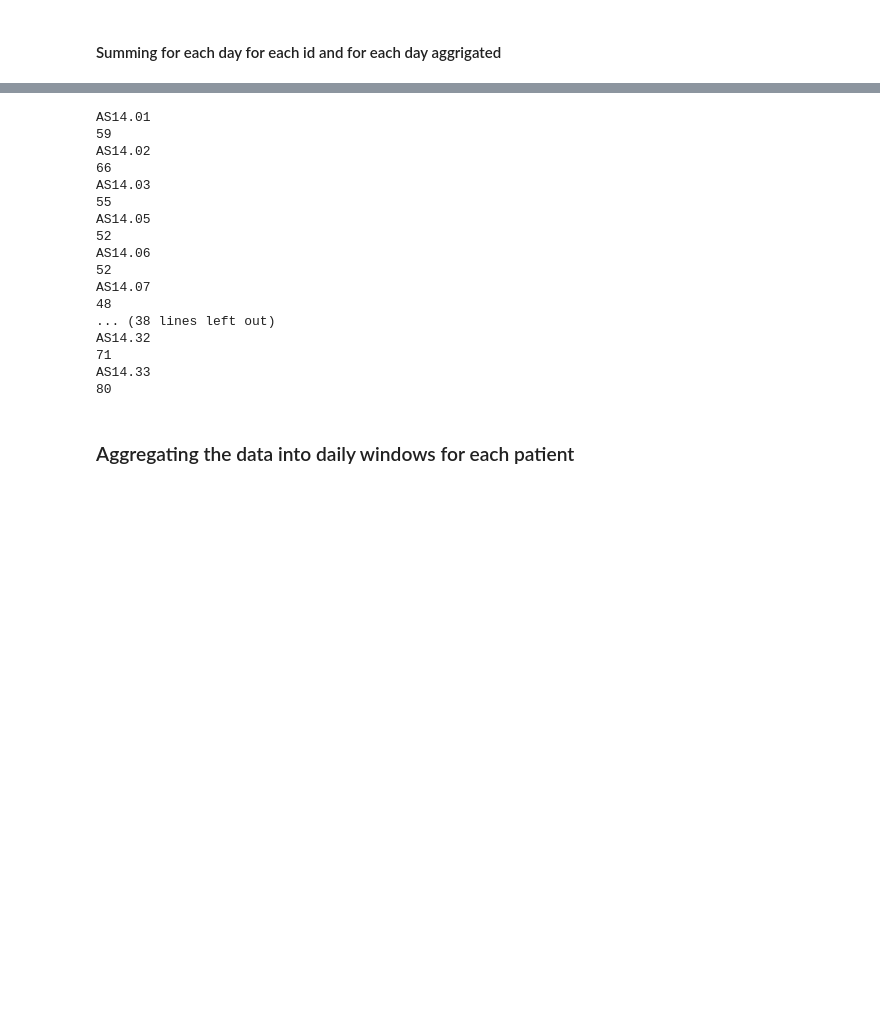
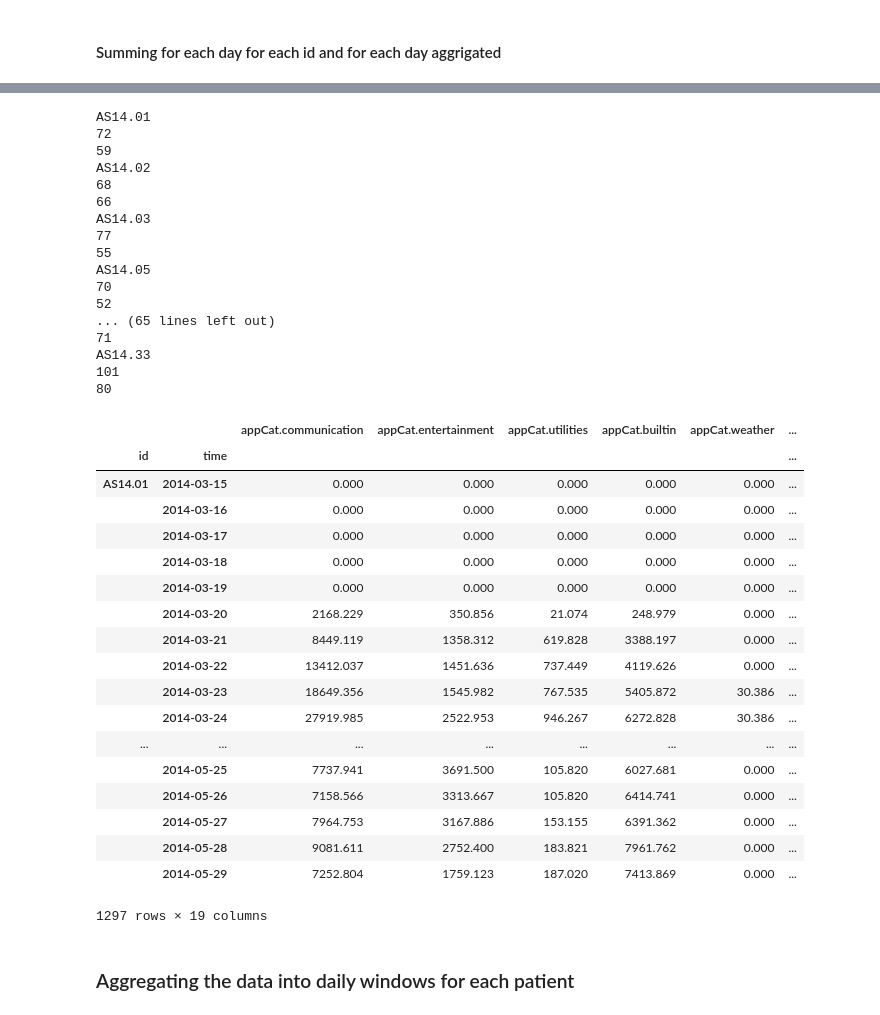
Before and after one commit to jelrae/dataMineAss1, a Jupyter notebook: DMT1_latest.ipynb, the cells around one changed output, grey strips where cells are left out. Drawn from its saved outputs; the diff is of its cells as text; code cells hidden in the pictures; blank space fills up the shorter version.

```diff
--- a/DMT1_latest.ipynb
+++ b/DMT1_latest.ipynb
@@ -364,6 +421,7 @@ for cur_id in id_list:
     cur_start = 0
     cur_end = 0
     df_personal_roll = df_tmp.loc[df_tmp.index.get_level_values('id') == cur_id]
+    print(len(df_personal_roll))
     for i in range(1,len(df_personal_roll.index)-1):
         #print(str(mood_agg.index[i-1] == (mood_agg.index[i] - timedelta(days=1)))+str(mood_agg.index[i+1] == (mood_agg.index[i] + timedelta(days=1))))
         if (df_personal_roll.index[i-1][1] == (df_personal_roll.index[i][1] - timedelta(days=1))) and (df_personal_roll.index[i+1][1] == (df_personal_roll.index[i][1] + timedelta(days=1))):
@@ -410,39 +468,60 @@ for cur_id in id_list:
         else:
             df_new_mood.iloc[i] = np.nan
 
     window = 5
 
     rolling_personal = df_continuous.rolling(window, min_periods = window).sum()
     rolling_personal = rolling_personal.dropna()
     rolling_personal = rolling_personal.drop(ave_list, axis = 1)
     rolling_personal = pd.concat([rolling_personal,df_continuous[ave_list].rolling(window, min_periods = window).mean()], axis = 1)
     rolling_personal = rolling_personal.drop(['mood'], axis = 1)
     rolling_personal = pd.concat([rolling_personal,df_new_mood], axis = 1)
     rolling_personal = rolling_personal.iloc[window-1:]
 
     df_list.append(rolling_personal)
 
 combined = pd.concat(df_list)
 
 agg_rolling_indi = combined
+
+agg_rolling_indi
 # %% [output]
 AS14.01
+72
 59
 AS14.02
+68
 66
 AS14.03
+77
 55
 AS14.05
+70
 52
-AS14.06
-52
-AS14.07
-48
-... (38 lines left out)
-AS14.32
+... (65 lines left out)
 71
 AS14.33
+101
 80
+|  |  | appCat.communication | appCat.entertainment | appCat.utilities | appCat.builtin | appCat.weather | ... |
+| id | time |  |  |  |  |  | ... |
+| AS14.01 | 2014-03-15 | 0.000 | 0.000 | 0.000 | 0.000 | 0.000 | ... |
+|  | 2014-03-16 | 0.000 | 0.000 | 0.000 | 0.000 | 0.000 | ... |
+|  | 2014-03-17 | 0.000 | 0.000 | 0.000 | 0.000 | 0.000 | ... |
+|  | 2014-03-18 | 0.000 | 0.000 | 0.000 | 0.000 | 0.000 | ... |
+|  | 2014-03-19 | 0.000 | 0.000 | 0.000 | 0.000 | 0.000 | ... |
+|  | 2014-03-20 | 2168.229 | 350.856 | 21.074 | 248.979 | 0.000 | ... |
+|  | 2014-03-21 | 8449.119 | 1358.312 | 619.828 | 3388.197 | 0.000 | ... |
+|  | 2014-03-22 | 13412.037 | 1451.636 | 737.449 | 4119.626 | 0.000 | ... |
+|  | 2014-03-23 | 18649.356 | 1545.982 | 767.535 | 5405.872 | 30.386 | ... |
+|  | 2014-03-24 | 27919.985 | 2522.953 | 946.267 | 6272.828 | 30.386 | ... |
+| ... | ... | ... | ... | ... | ... | ... | ... |
+|  | 2014-05-25 | 7737.941 | 3691.500 | 105.820 | 6027.681 | 0.000 | ... |
+|  | 2014-05-26 | 7158.566 | 3313.667 | 105.820 | 6414.741 | 0.000 | ... |
+|  | 2014-05-27 | 7964.753 | 3167.886 | 153.155 | 6391.362 | 0.000 | ... |
+|  | 2014-05-28 | 9081.611 | 2752.400 | 183.821 | 7961.762 | 0.000 | ... |
+|  | 2014-05-29 | 7252.804 | 1759.123 | 187.020 | 7413.869 | 0.000 | ... |
+1297 rows × 19 columns
 # %% [markdown]
 ### Aggregating the data into daily windows for each patient
 # %% [markdown]
```
Also changed, not shown: parts of 3 cells of this notebook, 2 other files.
